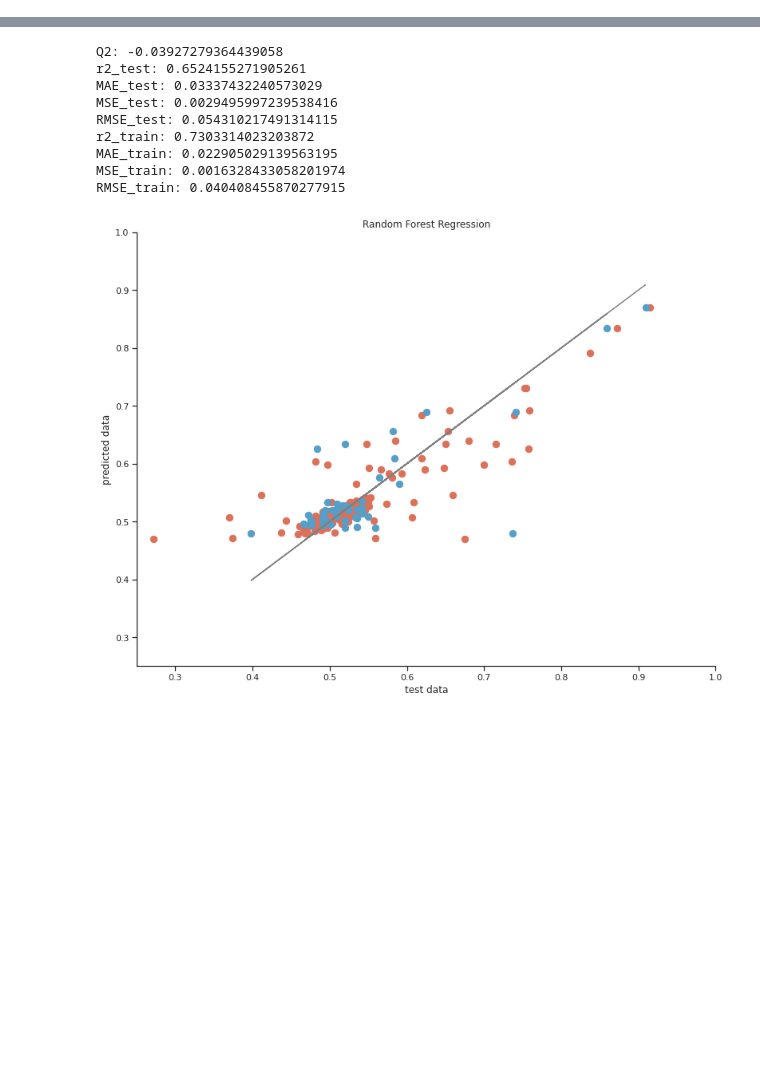
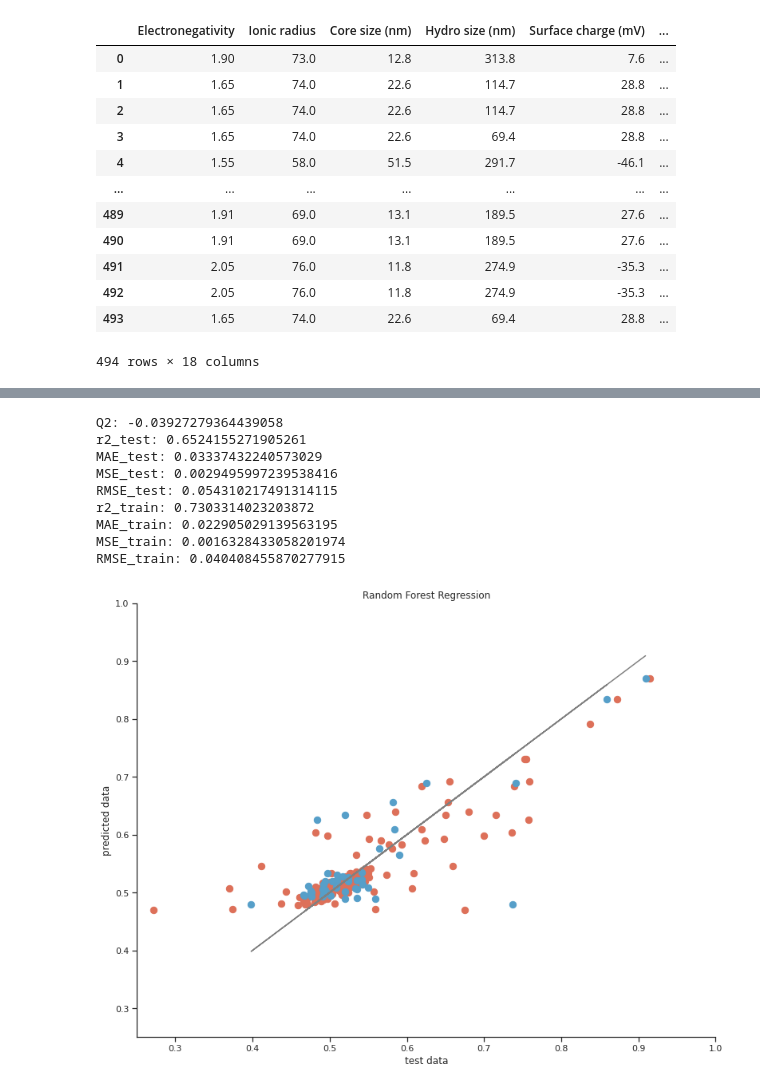
Before and after one commit to V-Gottlieb/Nanoparticle_cytotoxicity, a Jupyter notebook: models/Random_Forest_Regressor.ipynb, the cells around one changed output, grey strips where cells are left out. Saved outputs shown, nothing was run; the diff lists cells and outputs as text; code cells hidden in the pictures; blank space fills up the shorter version.

```diff
--- a/models/Random_Forest_Regressor.ipynb
+++ b/models/Random_Forest_Regressor.ipynb
@@ -12 +28,17 @@ x_train, x_test, y_train, y_test = train_test_split(x, y, test_size=0.2, random_
+# %%
+db
+# %% [output]
+|  | Electronegativity | Ionic radius | Core size (nm) | Hydro size (nm) | Surface charge (mV) | ... |
+| 0 | 1.90 | 73.0 | 12.8 | 313.8 | 7.6 | ... |
+| 1 | 1.65 | 74.0 | 22.6 | 114.7 | 28.8 | ... |
+| 2 | 1.65 | 74.0 | 22.6 | 114.7 | 28.8 | ... |
+| 3 | 1.65 | 74.0 | 22.6 | 69.4 | 28.8 | ... |
+| 4 | 1.55 | 58.0 | 51.5 | 291.7 | -46.1 | ... |
+| ... | ... | ... | ... | ... | ... | ... |
+| 489 | 1.91 | 69.0 | 13.1 | 189.5 | 27.6 | ... |
+| 490 | 1.91 | 69.0 | 13.1 | 189.5 | 27.6 | ... |
+| 491 | 2.05 | 76.0 | 11.8 | 274.9 | -35.3 | ... |
+| 492 | 2.05 | 76.0 | 11.8 | 274.9 | -35.3 | ... |
+| 493 | 1.65 | 74.0 | 22.6 | 69.4 | 28.8 | ... |
+494 rows × 18 columns
 # %%
```
Also changed, not shown: parts of 4 cells of this notebook.
